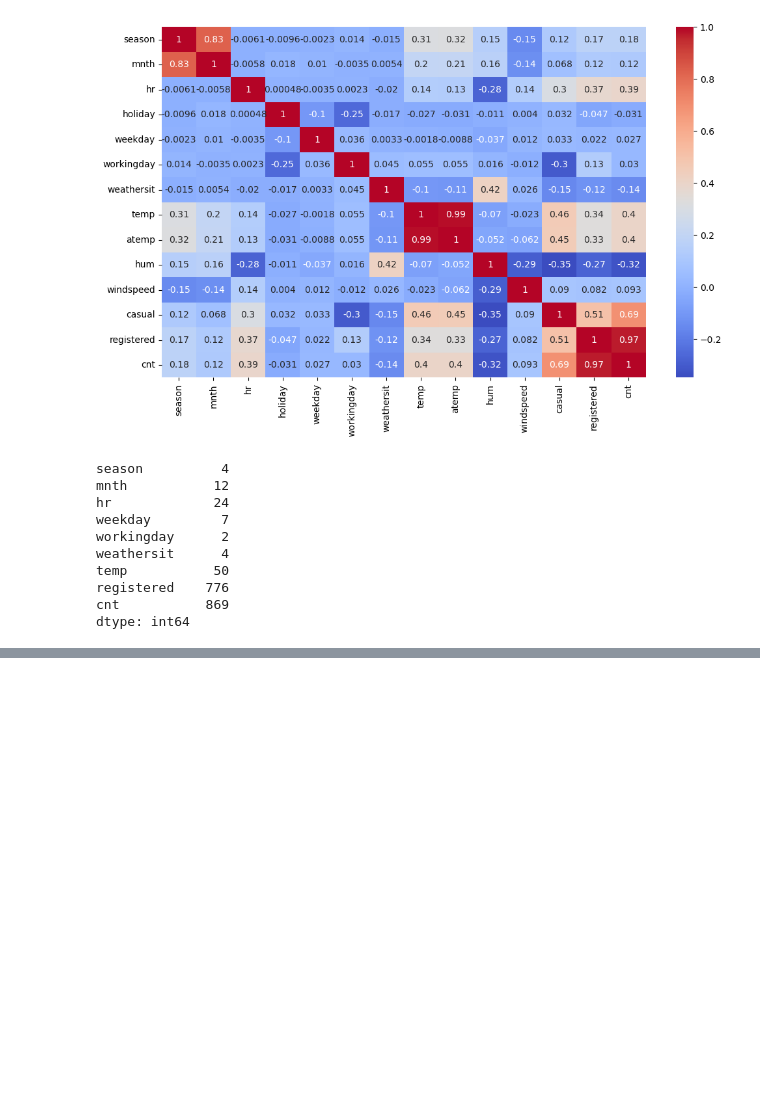
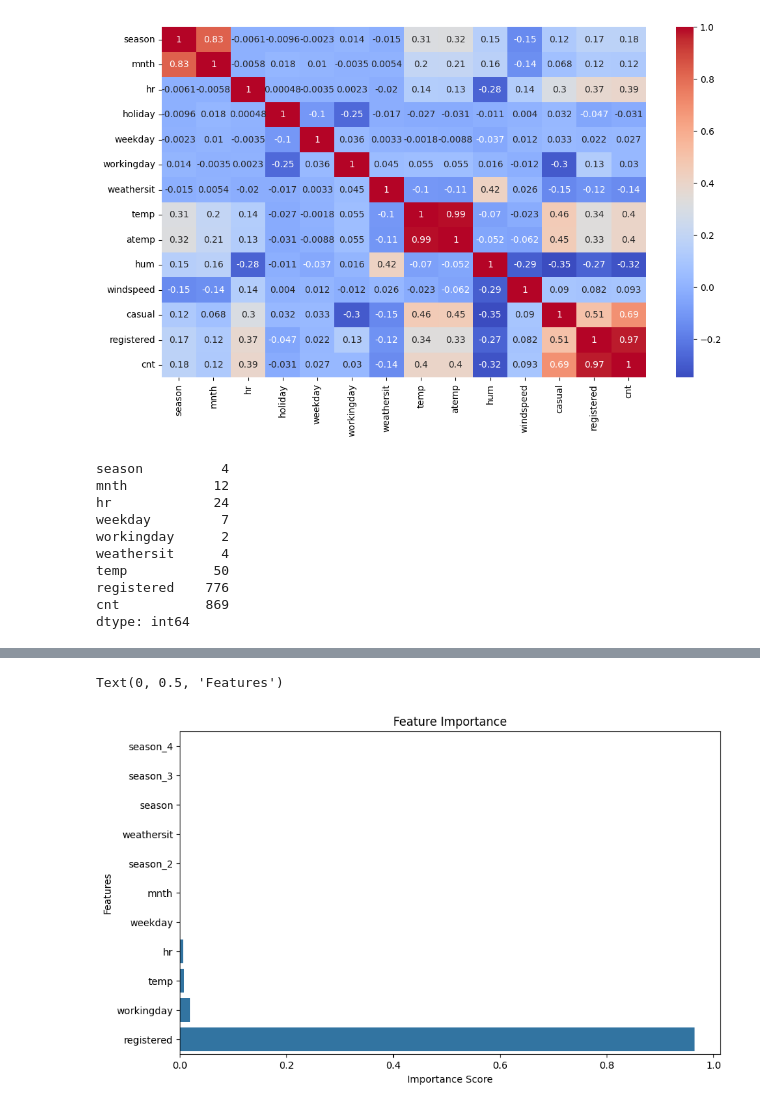
Before and after one commit to pxul1236/ML_Mini_Projects, a Jupyter notebook: Bike_Sharing_Prediction (Regression)/Bike Sharing Demand Analysis (Regression).ipynb, the cells around one changed output, grey strips where cells are left out. Drawn from its saved outputs; the diff is of its cells as text; code cells hidden in the pictures; blank space fills up the shorter version.

Commit message:
updated the project with feature importance analysis

```diff
--- a/Bike_Sharing_Prediction (Regression)/Bike Sharing Demand Analysis (Regression).ipynb
+++ b/Bike_Sharing_Prediction (Regression)/Bike Sharing Demand Analysis (Regression).ipynb
@@ -171,8 +163,18 @@ def train(model, X, y):
     print('MODEL:', model)
     print('CV SCORE:', cv_score)
     print('MSE:', mean_squared_error(y_test, pred))
+    print('\n')
+    return X_train, y_test, pred
+# %%
+from sklearn.linear_model import LinearRegression, Lasso, Ridge
+from sklearn.tree import DecisionTreeRegressor
+from sklearn.ensemble import RandomForestRegressor, ExtraTreesRegressor, GradientBoostingRegressor
+
+models = [LinearRegression(),Lasso(),Ridge(),
+          DecisionTreeRegressor(),
+          RandomForestRegressor(),GradientBoostingRegressor()]
 # %%
 for model in models:
-    train(model, X, y)
+    X_train, y_test, pred = train(model, X, y)
 # %% [output]
 MODEL: LinearRegression()
@@ -221,0 +197,10 @@ MSE: 382.345925000523
+# %%
+Et = ExtraTreesRegressor()
+X_train, y_test, pred = train(Et, X, y)
+
+importances = model.feature_importances_
+
+feature_importances = pd.DataFrame(importances, index= X_train.columns, columns=['Importance'])
+feature_importances = feature_importances.sort_values(by='Importance', ascending=True)
+
+print(feature_importances)
@@ -221,0 +225,9 @@ MSE: 382.345925000523
+# %%
+plt.figure(figsize=(10, 6))
+sns.barplot(x=feature_importances['Importance'], y=feature_importances.index)
+plt.title('Feature Importance')
+plt.xlabel('Importance Score')
+plt.ylabel('Features')
+# %% [output]
+Text(0, 0.5, 'Features')
+[figure, added]
```
Also changed, not shown: parts of 9 cells of this notebook.
